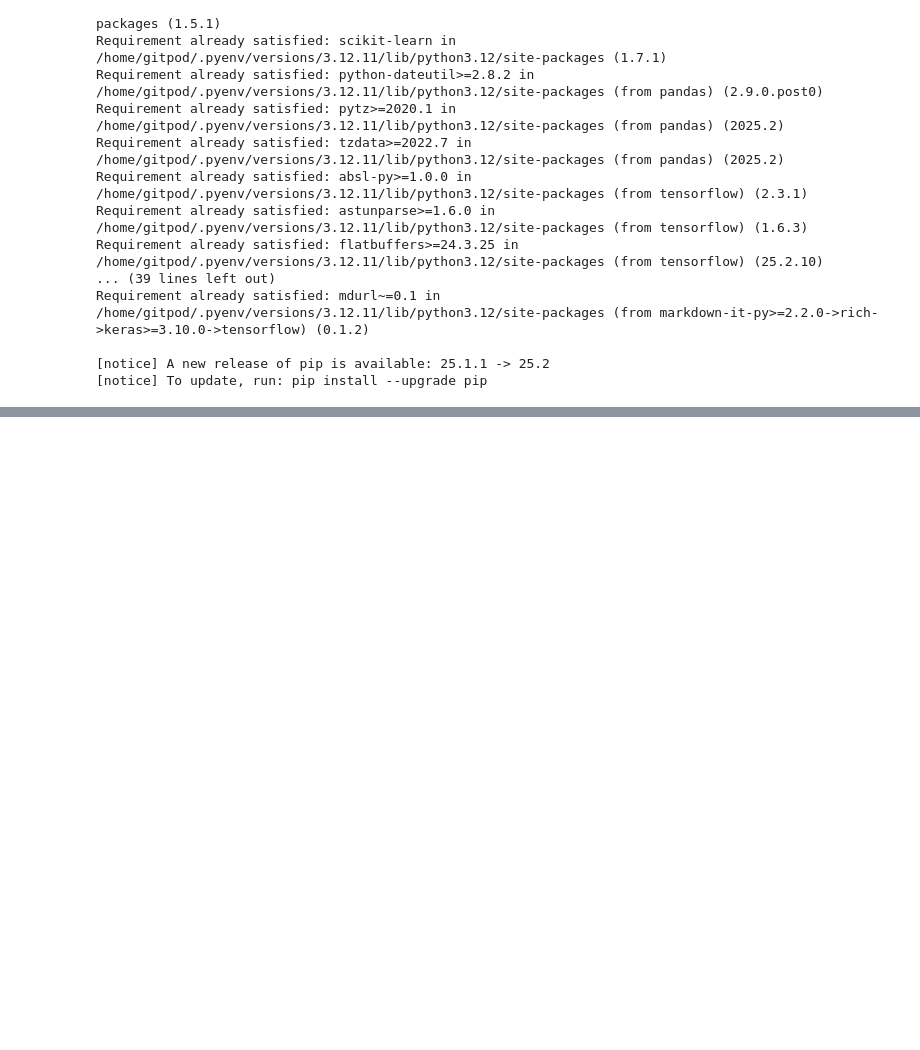
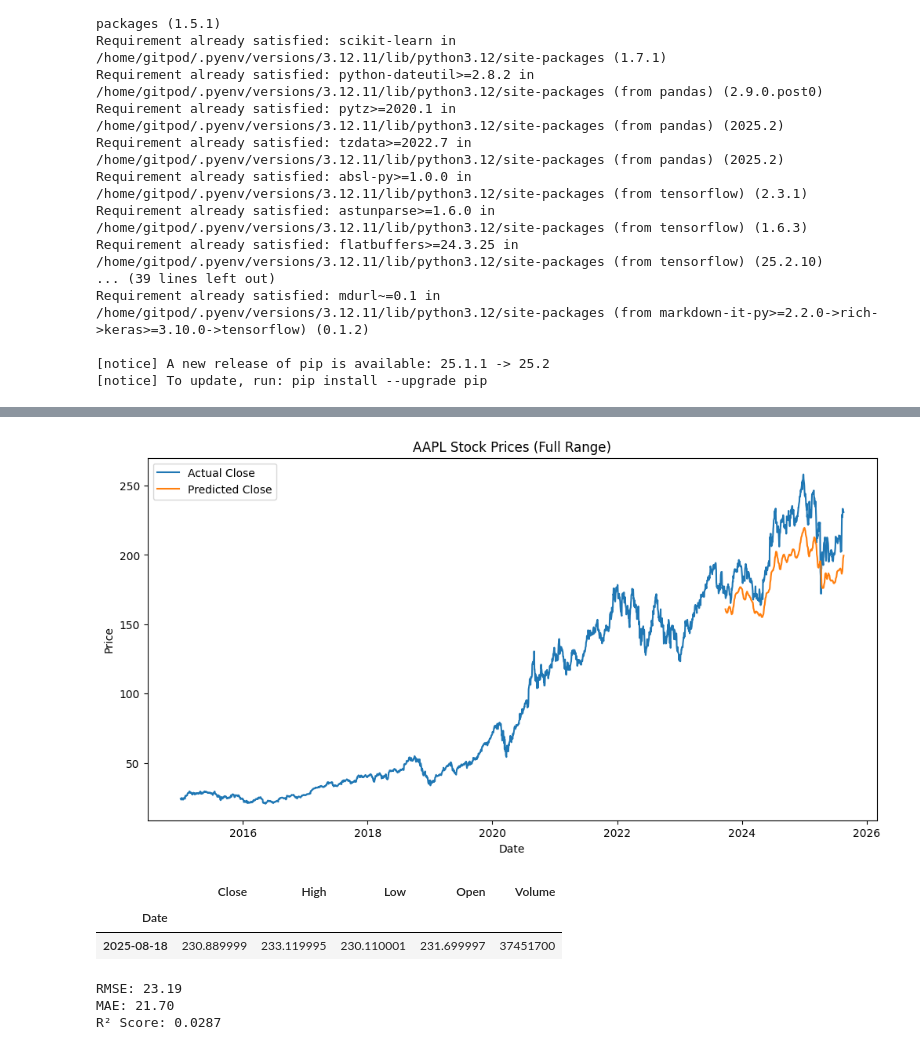
Before and after one commit to simonepietraroia/Financial-News-Sentiment-Analysis-for-Market-Impact, a Jupyter notebook: model_evaluation.ipynb, the cells around one changed output, grey strips where cells are left out. Cells and saved outputs as stored; diff of their text form; code cells hidden in the pictures; blank space fills up the shorter version.

```diff
--- a/model_evaluation.ipynb
+++ b/model_evaluation.ipynb
@@ -66,0 +83,38 @@ plt.show()
+# %%
+df_full = df.copy()
+
+# Add a column for predictions, fill training part with NaN
+df_full['Predicted_Close'] = np.nan
+df_full.iloc[-len(predictions):, df_full.columns.get_loc('Predicted_Close')] = predictions
+
+# Plot
+plt.figure(figsize=(12,6))
+plt.plot(df_full.index, df_full['Close'], label='Actual Close')
+plt.plot(df_full.index, df_full['Predicted_Close'], label='Predicted Close')
+plt.title('AAPL Stock Prices (Full Range)')
+plt.xlabel('Date')
+plt.ylabel('Price')
+plt.legend()
+plt.show()
+# %% [output]
+[figure, added]
+# %%
+df.tail(1)
+# %% [output]
+|  | Close | High | Low | Open | Volume |
+| Date |  |  |  |  |  |
+| 2025-08-18 | 230.889999 | 233.119995 | 230.110001 | 231.699997 | 37451700 |
+# %%
+from sklearn.metrics import mean_squared_error, mean_absolute_error, r2_score
+
+rmse = np.sqrt(mean_squared_error(y_test_scaled, predictions))
+mae = mean_absolute_error(y_test_scaled, predictions)
+r2 = r2_score(y_test_scaled, predictions)
+
+print(f"RMSE: {rmse:.2f}")
+print(f"MAE: {mae:.2f}")
+print(f"R² Score: {r2:.4f}")
+# %% [output]
+RMSE: 23.19
+MAE: 21.70
+R² Score: 0.0287
```
Also changed, not shown: parts of 8 cells of this notebook, 3 other files.
